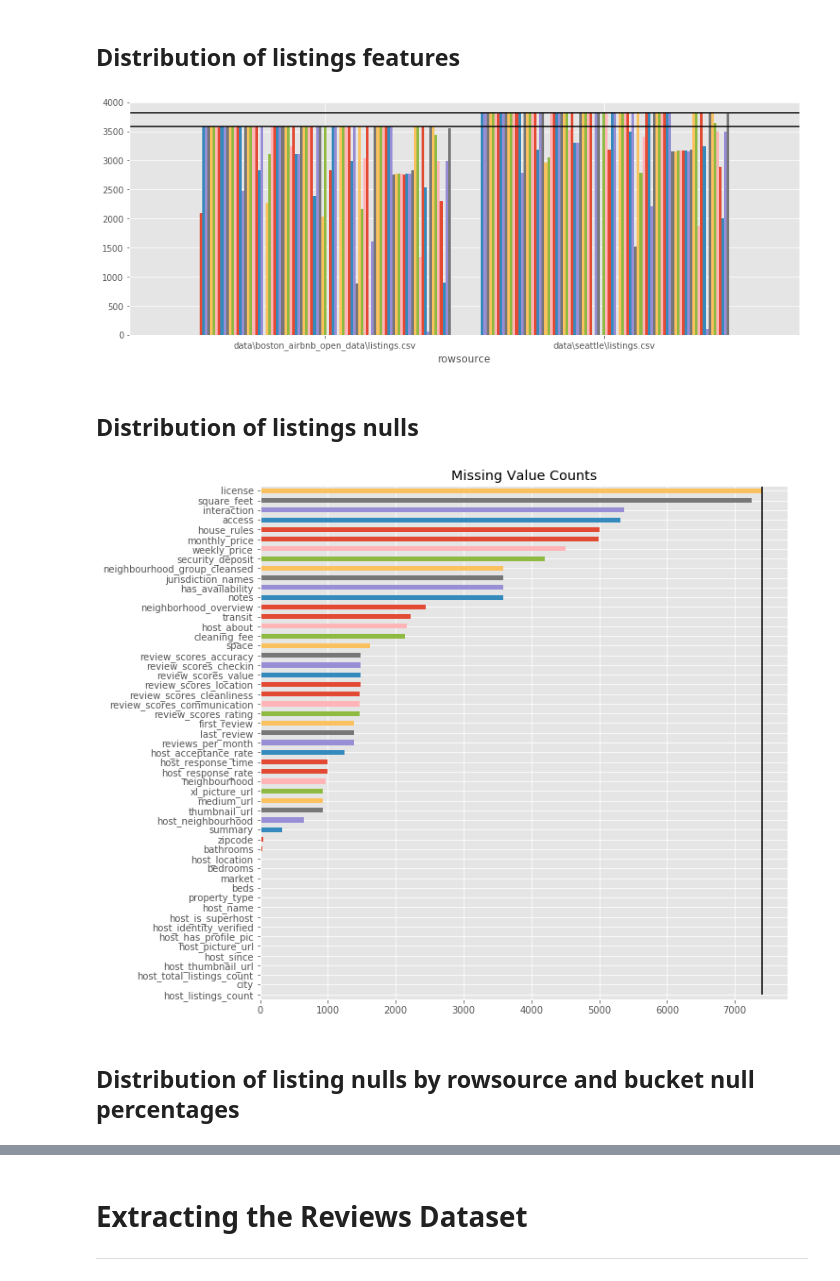
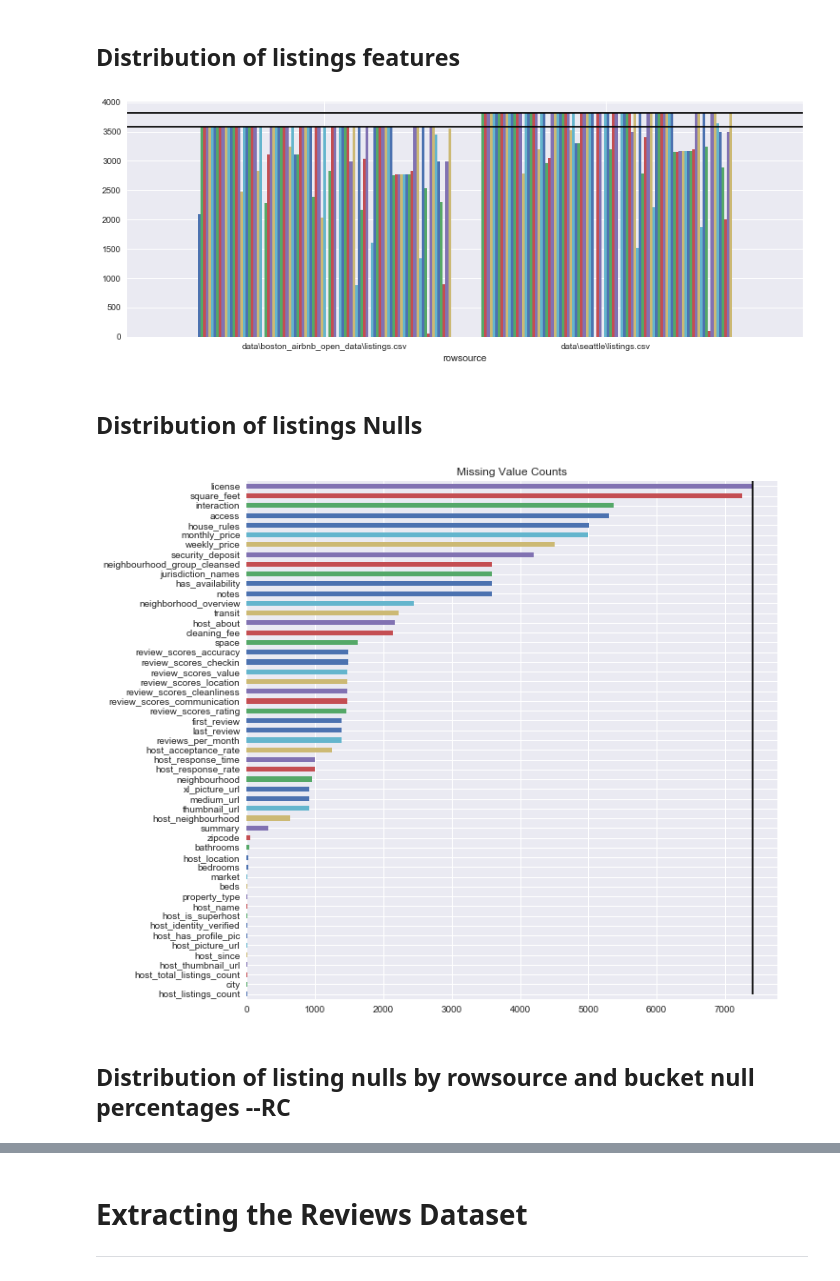
Before and after one commit to samlexrod/airbnb_ml, a Jupyter notebook: Airbnb_Analysis.ipynb, the cells around one changed output, grey strips where cells are left out. Saved outputs shown, nothing was run; the diff lists cells and outputs as text; code cells hidden in the pictures.

```diff
--- a/Airbnb_Analysis.ipynb
+++ b/Airbnb_Analysis.ipynb
@@ -60,5 +51,8 @@ from helper import AnalysisStatus
 from helper import DummySplit
 from sklearn.preprocessing import OneHotEncoder
 from wordcloud import WordCloud
+from statsmodels.stats.outliers_influence import variance_inflation_factor
+from statsmodels.tools.tools import add_constant
 %matplotlib inline
-plt.style.use('ggplot')
+
+plt.style.use('seaborn')
@@ -123,29 +117,27 @@ listings = read_concat(folder_names, 'listings.csv')
 # %% [markdown]
 ## Distribution of listings features
 # %%
-listings\
-    .groupby('rowsource')\
-    .count()\
-    .plot.bar(legend=False, figsize=(14, 5), rot=0, width=.9);
+listings.groupby('rowsource').count().plot.bar(
+    legend=False, figsize=(14, 5), rot=0, width=.9)
 for x in listings.rowsource.value_counts().values:
-    plt.hlines(x, -1, 2);
+    plt.hlines(x, -1, 2)
 # %% [output]
-[figure, old version]
+[figure, new version]
 # %% [markdown]
-##  Distribution of listings nulls
+##  Distribution of listings Nulls
 # %%
-listing_nulls = listings.isnull().sum()\
-    .where(lambda x: x>0)\
-    .dropna()\
-    .sort_values(ascending=True)
+listing_nulls = listings.isnull().sum().where(lambda x: x > 0).dropna(
+).sort_values(ascending=True)
 
-listing_nulls\
-    .plot.barh(figsize=(10, 10), title="Missing Value Counts");
+listing_nulls.plot.barh(
+    figsize=(10, 10), title="Missing Value Counts");
 plt.vlines(listings.shape[0], 100, 0);
+
+del listing_nulls
 # %% [output]
-[figure, old version]
+[figure, new version]
 # %% [markdown]
-##  Distribution of listing nulls by rowsource and bucket null percentages
+##  Distribution of listing nulls by rowsource and bucket null percentages --RC
 # %%
 # Total columns by rowsource
 totals_byrowsource = listings.rowsource.value_counts()
```
Also changed, not shown: parts of 311 cells of this notebook, 4 other files.
